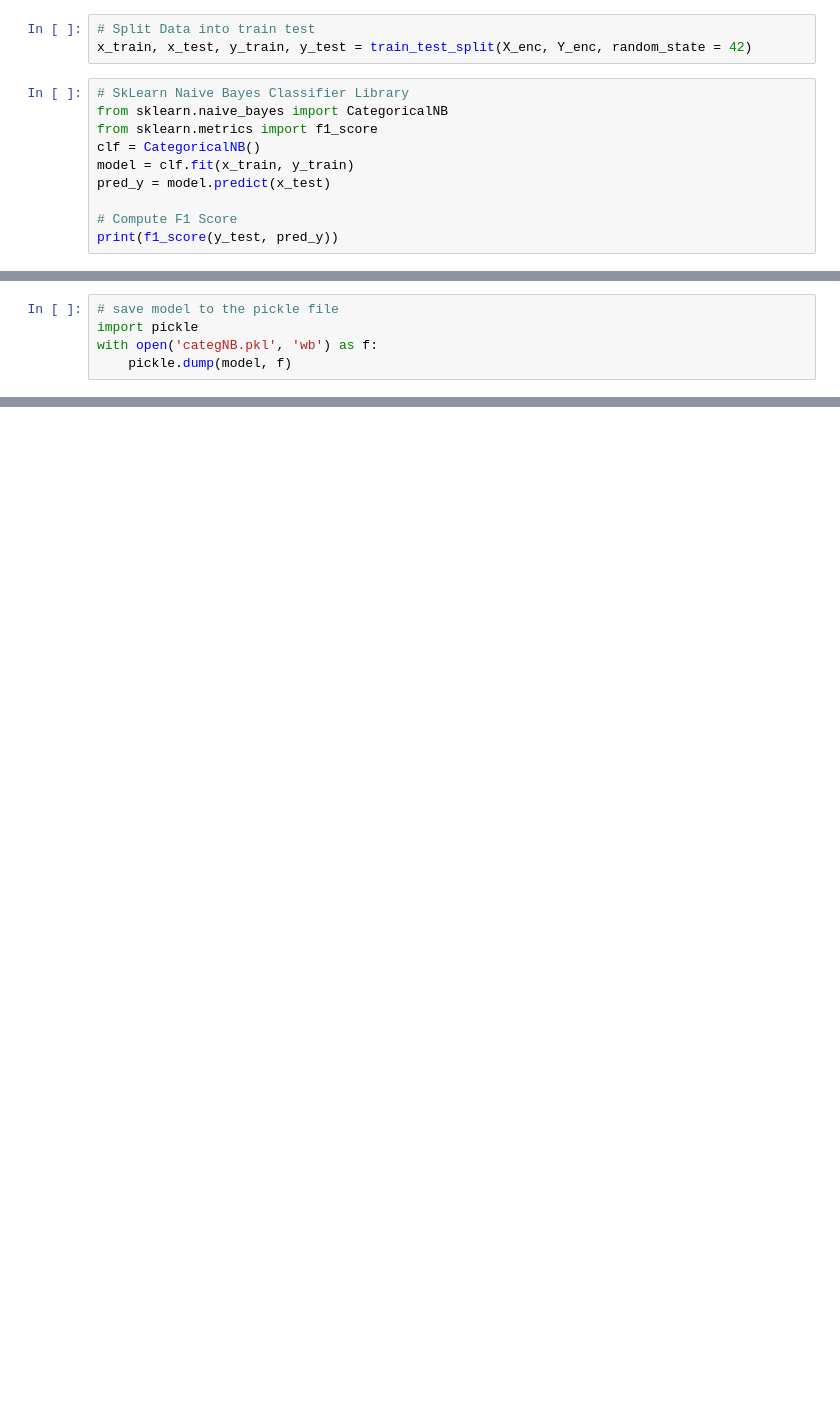
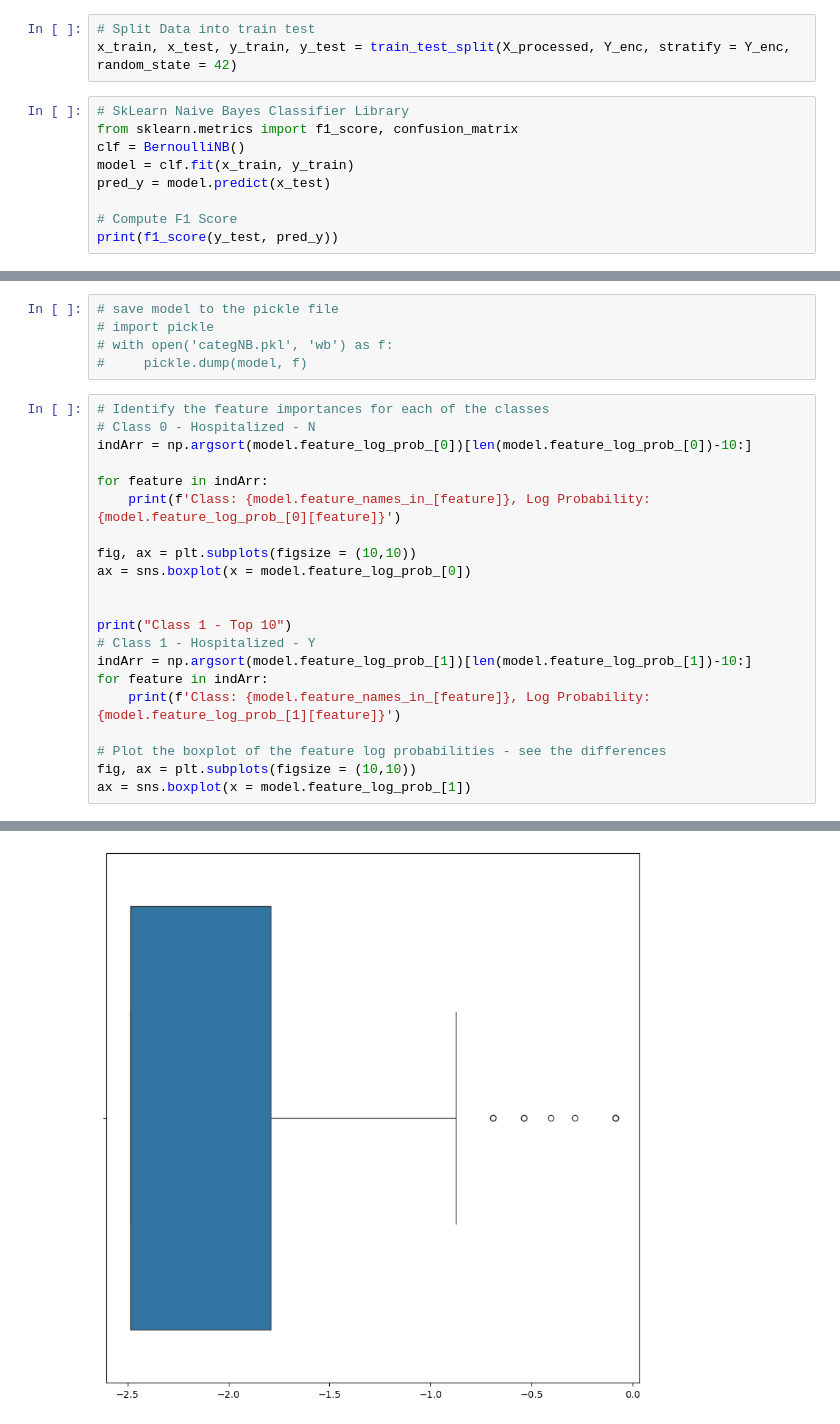
Before and after one commit to Wyf09140/CS5002_FP_Group3, a Jupyter notebook: DataVisualiz.ipynb, the cells around one changed output, grey strips where cells are left out. Saved outputs shown, nothing was run; the diff lists cells and outputs as text; blank space fills up the shorter version.

```diff
--- a/DataVisualiz.ipynb
+++ b/DataVisualiz.ipynb
@@ -80,11 +71,10 @@ Index(['case_month_2020-03', 'case_month_2020-04', 'case_month_2020-05',
 # %%
 # Split Data into train test
-x_train, x_test, y_train, y_test = train_test_split(X_enc, Y_enc, random_state = 42)
+x_train, x_test, y_train, y_test = train_test_split(X_processed, Y_enc, stratify = Y_enc, random_state = 42)
 # %%
 # SkLearn Naive Bayes Classifier Library
-from sklearn.naive_bayes import CategoricalNB
-from sklearn.metrics import f1_score
-clf = CategoricalNB()
+from sklearn.metrics import f1_score, confusion_matrix
+clf = BernoulliNB()
 model = clf.fit(x_train, y_train)
 pred_y = model.predict(x_test)
 
@@ -95,5 +85,27 @@ print(f1_score(y_test, pred_y))
 # %%
 # save model to the pickle file
-import pickle
-with open('categNB.pkl', 'wb') as f:
-    pickle.dump(model, f)
+# import pickle
+# with open('categNB.pkl', 'wb') as f:
+#     pickle.dump(model, f)
+# %%
+# Identify the feature importances for each of the classes
+# Class 0 - Hospitalized - N
+indArr = np.argsort(model.feature_log_prob_[0])[len(model.feature_log_prob_[0])-10:]
+
+for feature in indArr:
+    print(f'Class: {model.feature_names_in_[feature]}, Log Probability: {model.feature_log_prob_[0][feature]}')
+
+fig, ax = plt.subplots(figsize = (10,10))
+ax = sns.boxplot(x = model.feature_log_prob_[0])
+
+
+print("Class 1 - Top 10")
+# Class 1 - Hospitalized - Y
+indArr = np.argsort(model.feature_log_prob_[1])[len(model.feature_log_prob_[1])-10:]
+for feature in indArr:
+    print(f'Class: {model.feature_names_in_[feature]}, Log Probability: {model.feature_log_prob_[1][feature]}')
+
+# Plot the boxplot of the feature log probabilities - see the differences
+fig, ax = plt.subplots(figsize = (10,10))
+ax = sns.boxplot(x = model.feature_log_prob_[1])
+# %% [output]
@@ -99,0 +129 @@ with open('categNB.pkl', 'wb') as f:
+[figure, added]
```
Also changed, not shown: parts of 7 cells of this notebook.
